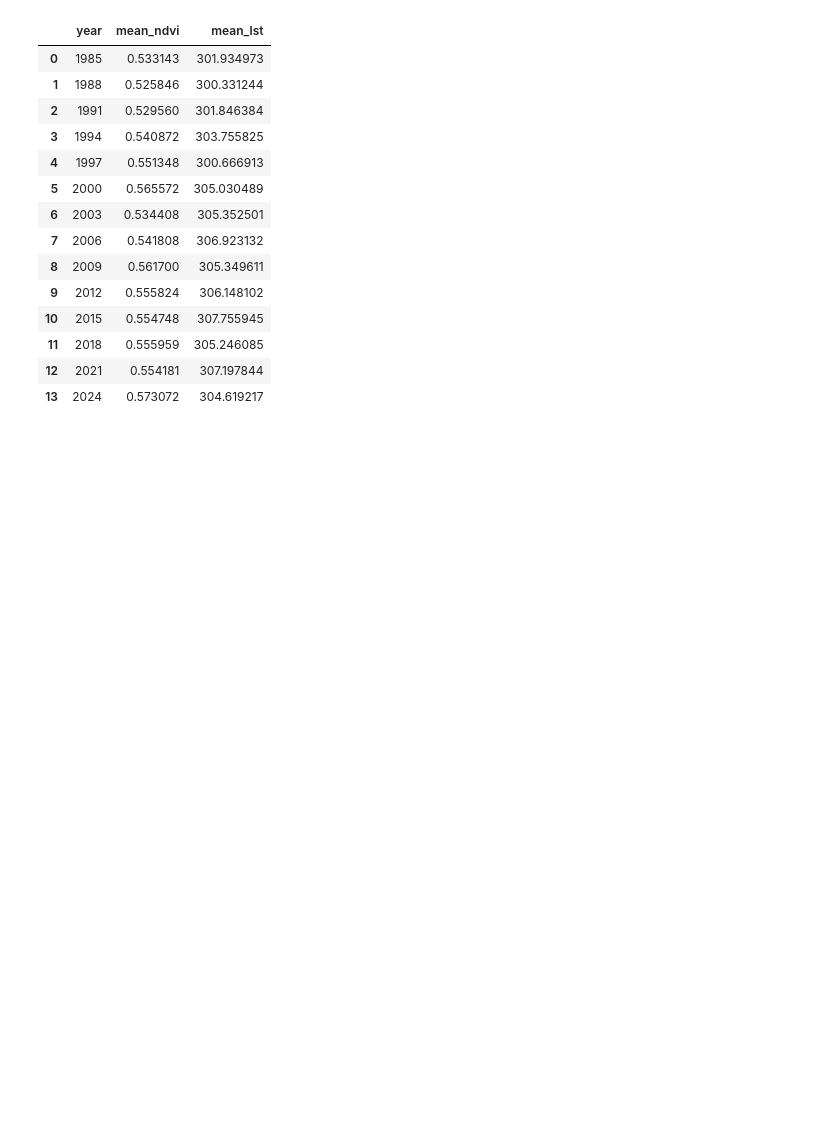
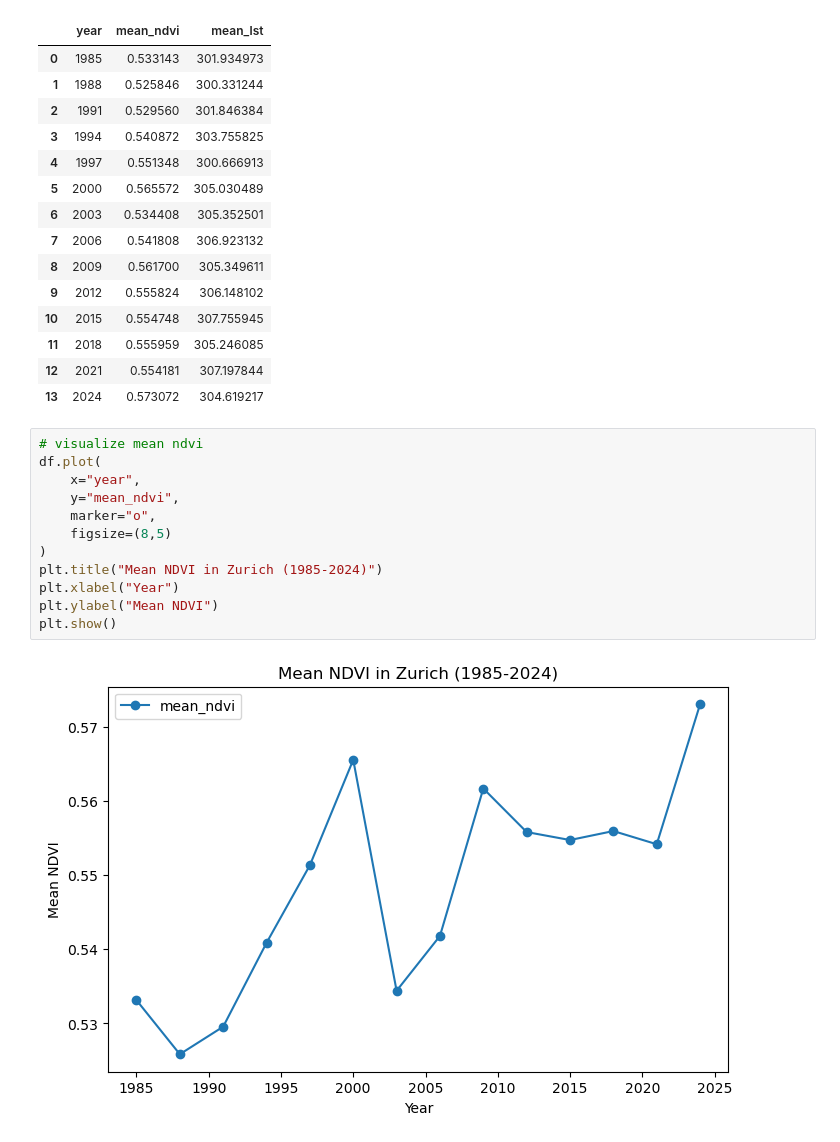
Before and after one commit to silhoe/SDS_project, a Jupyter notebook: notebooks/Project3.ipynb, the cells around one changed output. Cells and saved outputs as stored; diff of their text form; blank space fills up the shorter version.

Commit message:
Visualization of mean values

```diff
--- a/notebooks/Project3.ipynb
+++ b/notebooks/Project3.ipynb
@@ -88,3 +88,17 @@ df
 | 11 | 2018 | 0.555959 | 305.246085 |
 | 12 | 2021 | 0.554181 | 307.197844 |
 | 13 | 2024 | 0.573072 | 304.619217 |
+# %%
+# visualize mean ndvi
+df.plot(
+    x="year",
+    y="mean_ndvi",
+    marker="o",
+    figsize=(8,5)
+)
+plt.title("Mean NDVI in Zurich (1985-2024)")
+plt.xlabel("Year")
+plt.ylabel("Mean NDVI")
+plt.show()
+# %% [output]
+[figure, added]
```
Also changed, not shown: parts of 2 cells of this notebook.
